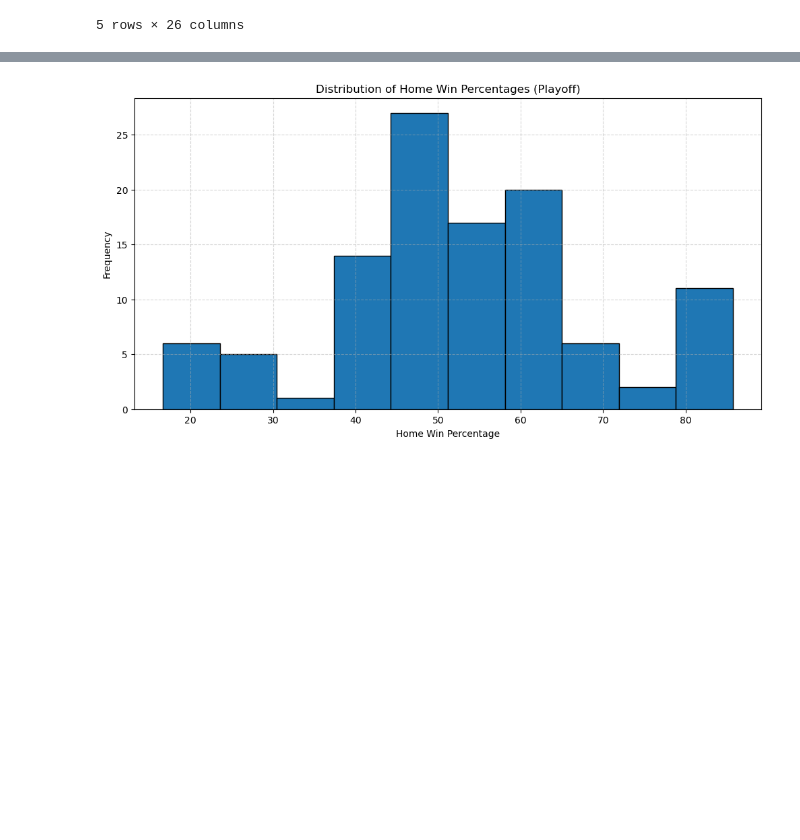
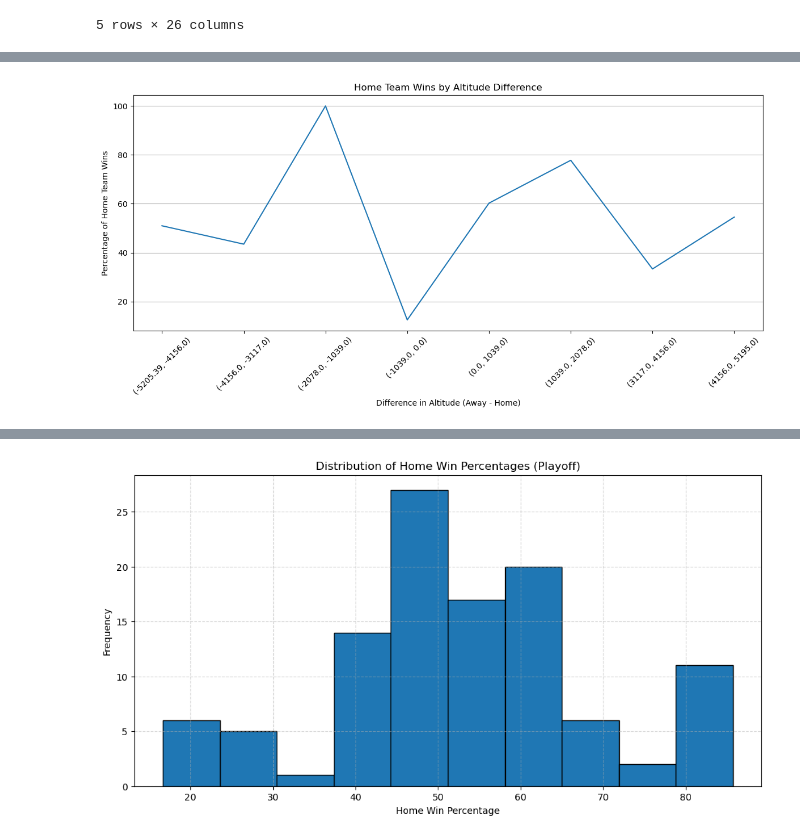
Before and after one commit to johnnycapra/Project_1, a Jupyter notebook: MLB_Analysis.ipynb, the cells around one changed output, grey strips where cells are left out. Cells and saved outputs as stored; diff of their text form; code cells hidden in the pictures; blank space fills up the shorter version.

```diff
--- a/MLB_Analysis.ipynb
+++ b/MLB_Analysis.ipynb
@@ -141,0 +59,42 @@ home_percentage_overall = home_team_advantage(filtered_data, overall_title, over
+# %%
+elevation_df = pd.merge(filtered_data, team_key_edit_df,how='right', on=['team2', 'team2'])
+ele_df = pd.merge(elevation_df, team1_alt_df, how='right', on=['team1', 'team1']).dropna()
+ele_df.head()
+
+cleaned_df = pd.DataFrame({
+    'home team': ele_df['team1'],
+    'away team': ele_df['team2'],
+    'home team score': ele_df['score1'].astype(int),
+    'away team score': ele_df['score2'].astype(int),
+    'home altitude': ele_df['home altitude'],
+    'away altitude': ele_df['away altitude']
+})
+
+cleaned_df['home win'] = cleaned_df['home team score'] > cleaned_df['away team score']
+cleaned_df['diff_alt'] = cleaned_df['away altitude'] - cleaned_df['home altitude']
+cleaned_df['alt_bins'] = pd.cut(cleaned_df['diff_alt'], bins = 10).astype(str)
+
+bins = ['(-5205.39, -4156.0)','(-4156.0, -3117.0)','(-2078.0, -1039.0)','(-1039.0, 0.0)',
+        '(0.0, 1039.0)','(1039.0, 2078.0)','(3117.0, 4156.0)','(4156.0, 5195.0)']
+
+alt_counts = cleaned_df['diff_alt'].value_counts()
+
+home_wins = cleaned_df.loc[cleaned_df['home win'], 'diff_alt'].value_counts()
+
+sorted_bins = cleaned_df['alt_bins'].sort_values().unique()
+
+home_win_percent = cleaned_df.groupby('alt_bins')['home win'].mean() * 100
+
+plt.figure(figsize=(12, 6))
+plt.plot(home_win_percent.index, home_win_percent)
+
+plt.xlabel('Difference in Altitude (Away - Home)')
+plt.ylabel('Percentage of Home Team Wins')
+plt.title('Home Team Wins by Altitude Difference')
+plt.xticks(range(len(bins)), bins, rotation=45)
+plt.grid(axis='y')
+plt.tight_layout()
+plt.savefig('output_data/elevation_lineg.png')
+plt.show()
+# %% [output]
+[figure, added]
```
Also changed, not shown: parts of 6 cells of this notebook, 6 other files.
